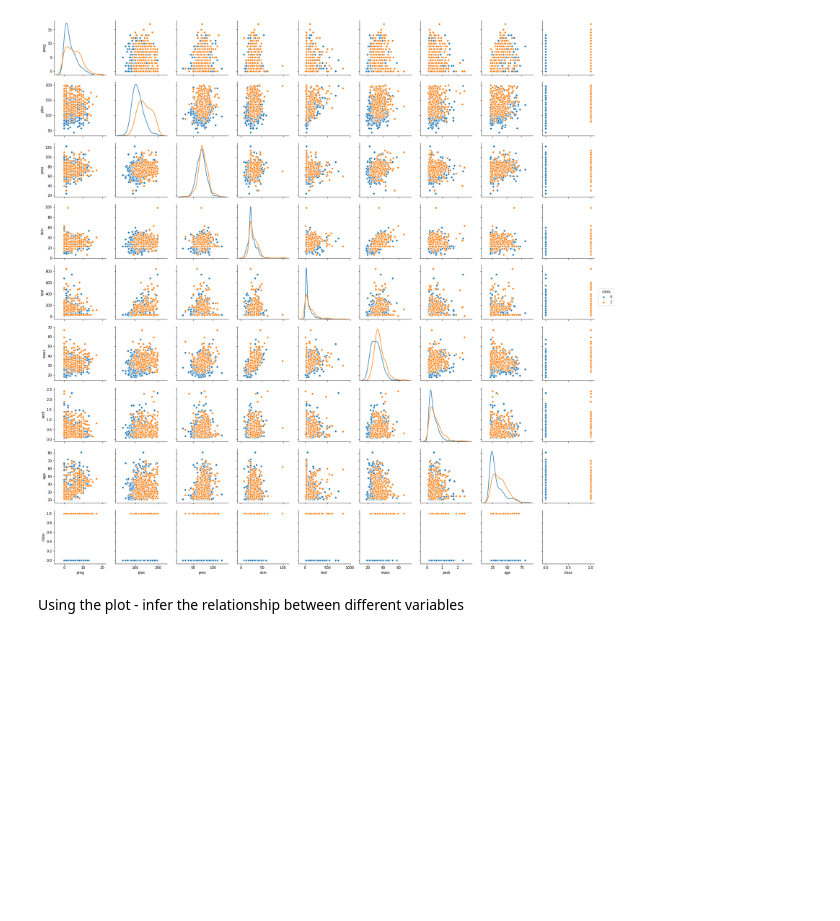
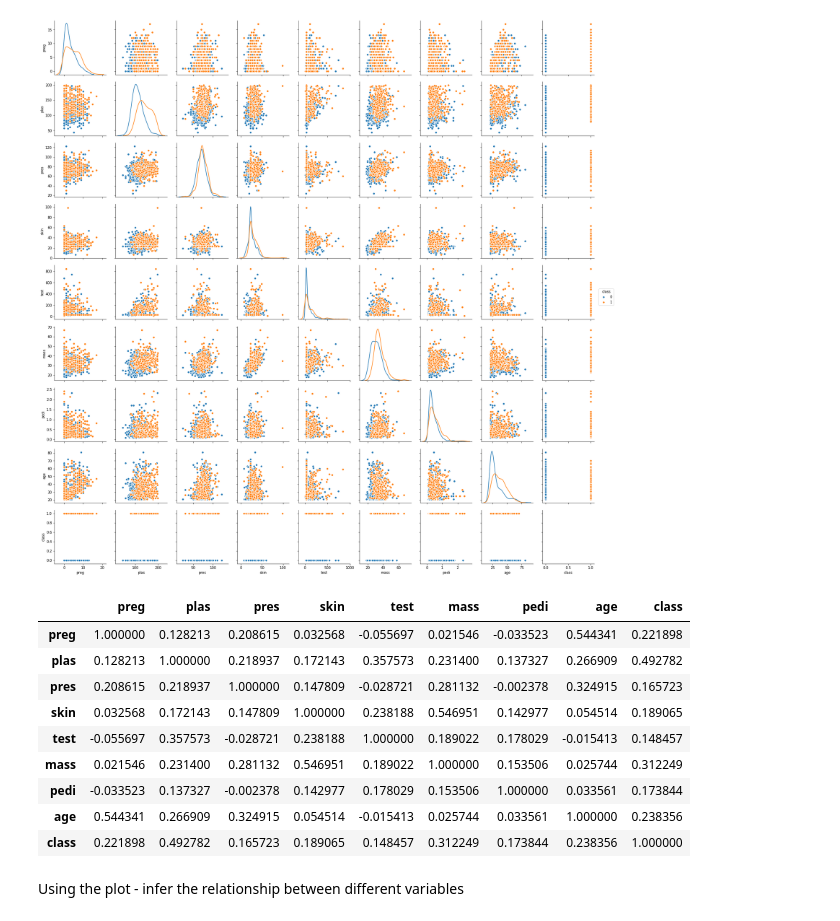
Before and after one commit to GreatLearningAIML1/chennai-aug-batch-senthilvelavan, a Jupyter notebook: Residency3/R3-Internal Lab-Pima.ipynb, the cells around one changed output. Saved outputs shown, nothing was run; the diff lists cells and outputs as text; code cells hidden in the pictures; blank space fills up the shorter version.

```diff
--- a/Residency3/R3-Internal Lab-Pima.ipynb
+++ b/Residency3/R3-Internal Lab-Pima.ipynb
@@ -220,6 +201,19 @@ sns.pairplot(pima_df,hue='class',diag_kind='kde')
 # %% [output]
 <seaborn.axisgrid.PairGrid at 0x...>
 [figure]
+# %%
+pima_df.corr()
+# %% [output]
+|  | preg | plas | pres | skin | test | mass | pedi | age | class |
+| preg | 1.000000 | 0.128213 | 0.208615 | 0.032568 | -0.055697 | 0.021546 | -0.033523 | 0.544341 | 0.221898 |
+| plas | 0.128213 | 1.000000 | 0.218937 | 0.172143 | 0.357573 | 0.231400 | 0.137327 | 0.266909 | 0.492782 |
+| pres | 0.208615 | 0.218937 | 1.000000 | 0.147809 | -0.028721 | 0.281132 | -0.002378 | 0.324915 | 0.165723 |
+| skin | 0.032568 | 0.172143 | 0.147809 | 1.000000 | 0.238188 | 0.546951 | 0.142977 | 0.054514 | 0.189065 |
+| test | -0.055697 | 0.357573 | -0.028721 | 0.238188 | 1.000000 | 0.189022 | 0.178029 | -0.015413 | 0.148457 |
+| mass | 0.021546 | 0.231400 | 0.281132 | 0.546951 | 0.189022 | 1.000000 | 0.153506 | 0.025744 | 0.312249 |
+| pedi | -0.033523 | 0.137327 | -0.002378 | 0.142977 | 0.178029 | 0.153506 | 1.000000 | 0.033561 | 0.173844 |
+| age | 0.544341 | 0.266909 | 0.324915 | 0.054514 | -0.015413 | 0.025744 | 0.033561 | 1.000000 | 0.238356 |
+| class | 0.221898 | 0.492782 | 0.165723 | 0.189065 | 0.148457 | 0.312249 | 0.173844 | 0.238356 | 1.000000 |
 # %% [markdown]
 Using the plot - infer the relationship between different variables
 # %% [markdown]
```
Also changed, not shown: parts of 19 cells of this notebook, 1 other file.
